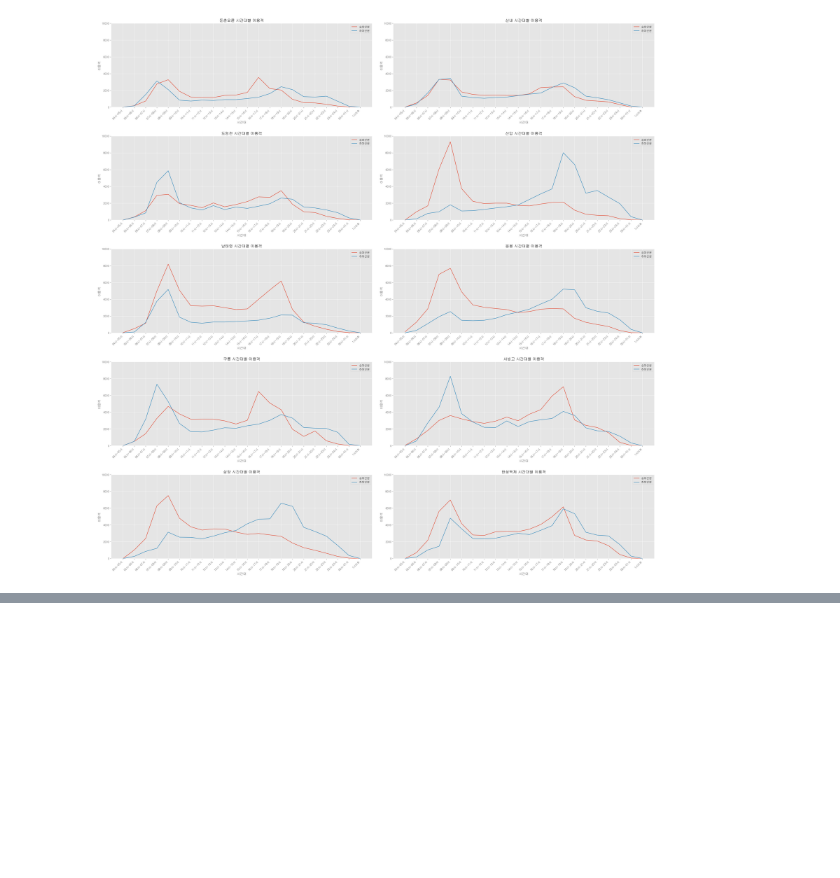
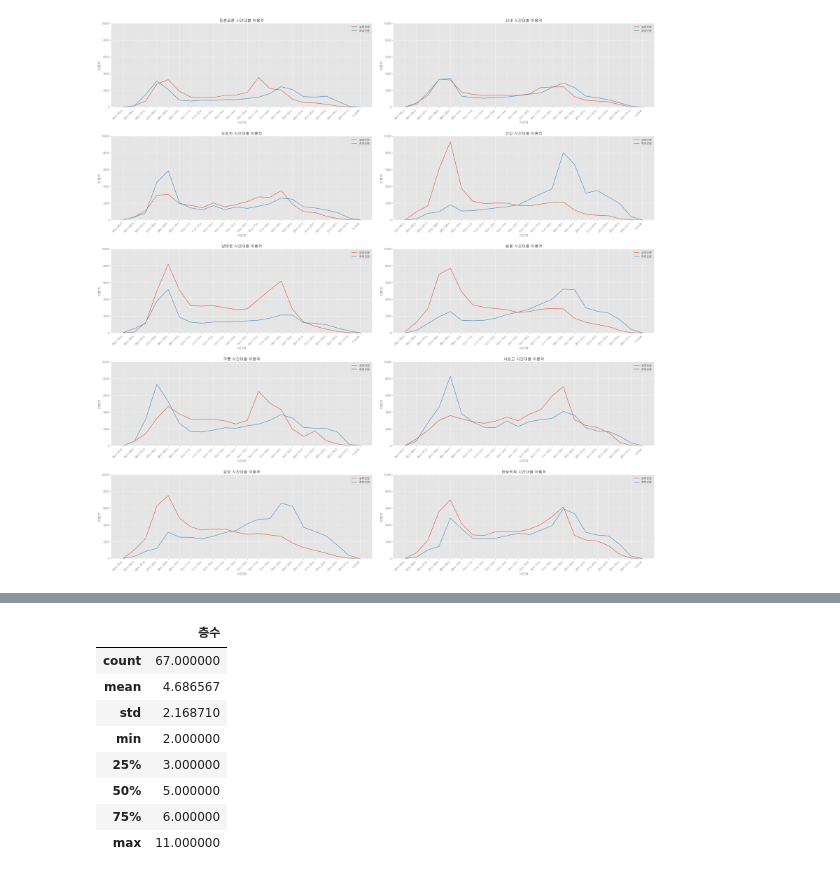
Before and after one commit to HyunJW/Subway_Analystic, a Jupyter notebook: 지하철 이용현황.ipynb, the cells around one changed output, grey strips where cells are left out. Cells and saved outputs as stored; diff of their text form; code cells hidden in the pictures; blank space fills up the shorter version.

```diff
--- a/지하철 이용현황.ipynb
+++ b/지하철 이용현황.ipynb
@@ -1554,0 +1490,9 @@ candidate.to_csv('환승역 후보.csv', index=False)
+# %%
+for i in org['지하철역']:
+    if len(org1[org1['지하철역'].str.contains(i)]) != 0:
+        index = org[org['지하철역'] == i].index
+        area = org.loc[index, '면적']
+        if float(area) == 0:
+            org.loc[index, :] = org1[org1['지하철역'] == i]
+        else:
+            org1.drop(index=org1[org1['지하철역'] == i].index, inplace=True)
@@ -1554,0 +1503,12 @@ candidate.to_csv('환승역 후보.csv', index=False)
+# %%
+df_trans_fares['면적'] = 0
+df_trans_fares['층수'] = 0
+for i in org.index:
+    index = df_trans_fares[df_trans_fares['지하철역'].str.contains(org['지하철역'][i])].index
+    if len(index) >= 1:
+        for j in index:
+            if df_trans_fares['지하철역'][j] == org['지하철역'][i]:
+                index = j
+
+        df_trans_fares.loc[index, '면적'] = org.loc[i, '면적']
+        df_trans_fares.loc[index, '층수'] = org.loc[i, '층수']
@@ -1554,0 +1569,12 @@ candidate.to_csv('환승역 후보.csv', index=False)
+# %%
+df_trans_fares[df_trans_fares['환승가능여부'] == 'Y'][['층수']].describe()
+# %% [output]
+|  | 층수 |
+| count | 67.000000 |
+| mean | 4.686567 |
+| std | 2.168710 |
+| min | 2.000000 |
+| 25% | 3.000000 |
+| 50% | 5.000000 |
+| 75% | 6.000000 |
+| max | 11.000000 |
```
Also changed, not shown: parts of 59 cells of this notebook.
